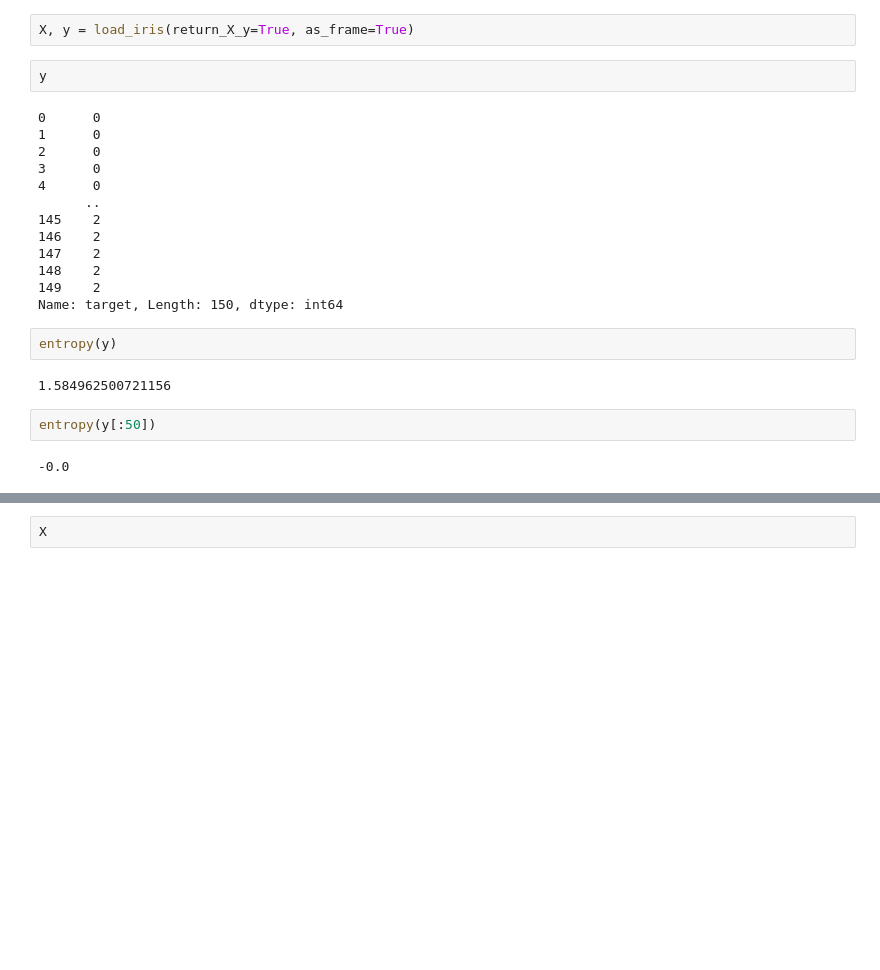
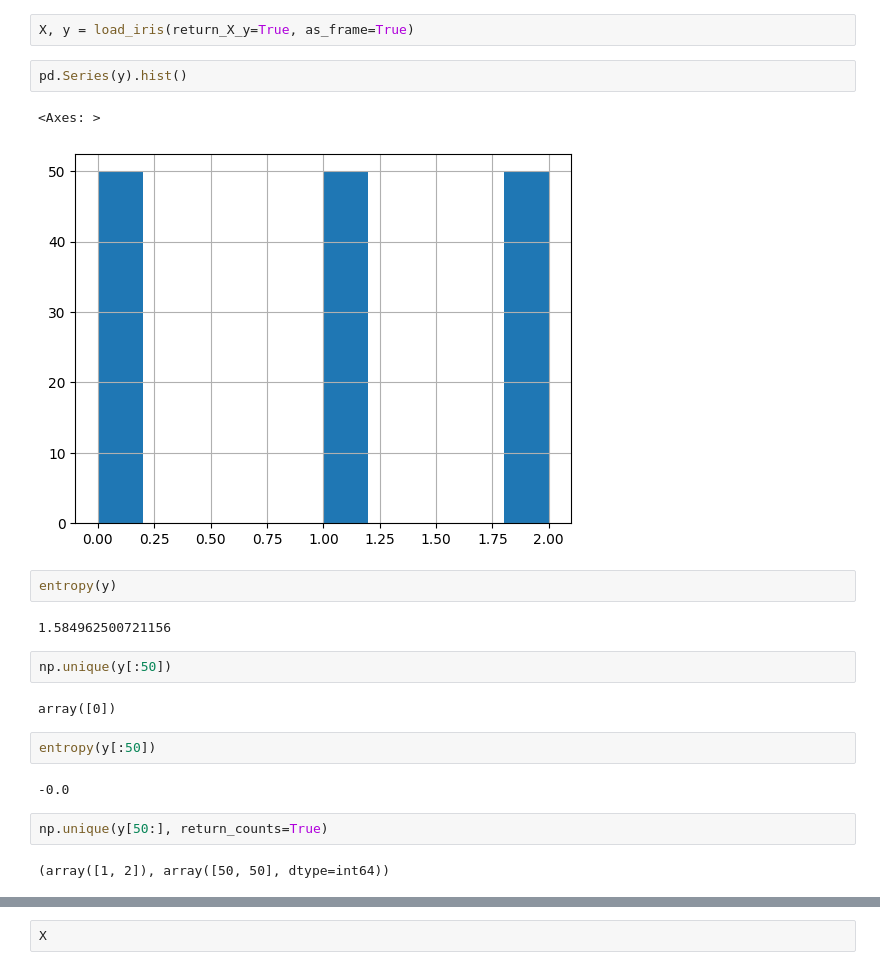
Before and after one commit to smastelini/eng-soft-ml-uel, a Jupyter notebook: aula-5.ipynb, the cells around one changed output, grey strips where cells are left out. Cells and saved outputs as stored; diff of their text form; blank space fills up the shorter version.

```diff
--- a/aula-5.ipynb
+++ b/aula-5.ipynb
@@ -71,27 +71,25 @@ def entropy(y):
     return -summ
 # %%
 X, y = load_iris(return_X_y=True, as_frame=True)
-# %%
-y
-# %% [output]
-0      0
-1      0
-2      0
-3      0
-4      0
-      ..
-145    2
-146    2
-147    2
-148    2
-149    2
-Name: target, Length: 150, dtype: int64
+# %%
+pd.Series(y).hist()
+# %% [output]
+<Axes: >
+[figure, added]
 # %%
 entropy(y)
 # %% [output]
 1.584962500721156
+# %%
+np.unique(y[:50])
+# %% [output]
+array([0])
 # %%
 entropy(y[:50])
 # %% [output]
 -0.0
+# %%
+np.unique(y[50:], return_counts=True)
+# %% [output]
+(array([1, 2]), array([50, 50], dtype=int64))
 # %%
```
Also changed, not shown: parts of 37 cells of this notebook, 1 other file.
